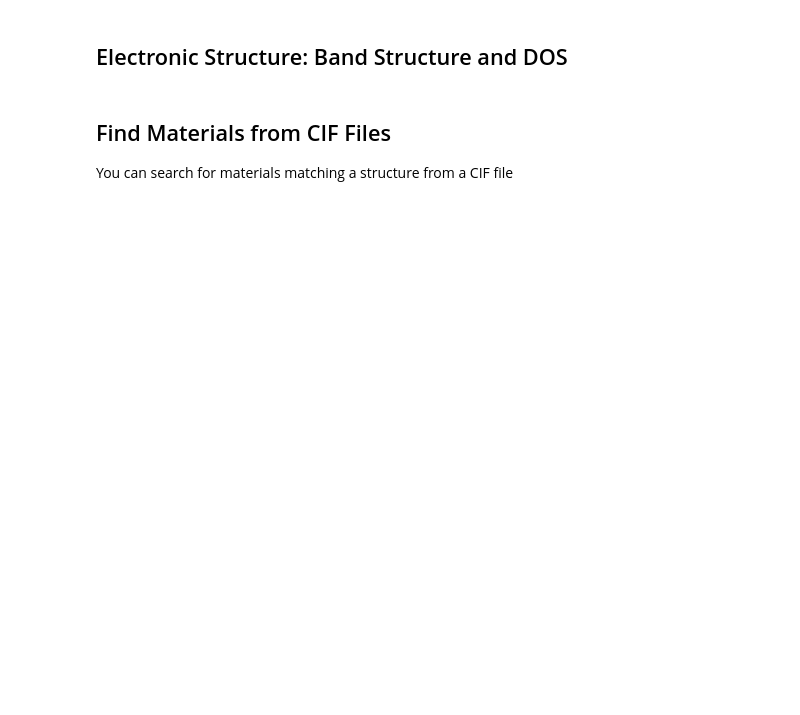
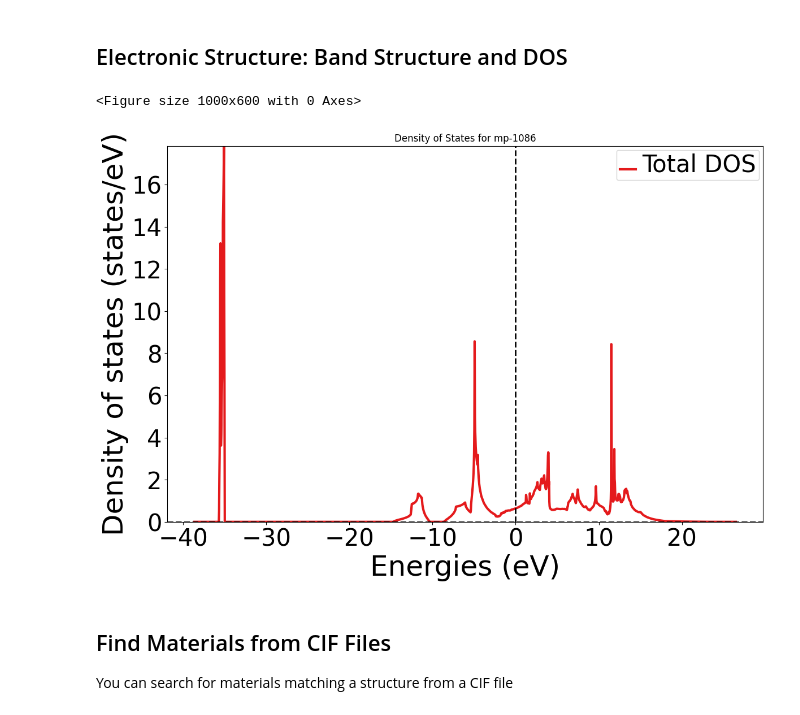
Before and after one commit to sp8rks/MaterialsInformatics, a Jupyter notebook: worked_examples/MP_API_example/MP_API_tutorial.ipynb, the cells around one changed output. Saved outputs shown, nothing was run; the diff lists cells and outputs as text; code cells hidden in the pictures; blank space fills up the shorter version.

```diff
--- a/worked_examples/MP_API_example/MP_API_tutorial.ipynb
+++ b/worked_examples/MP_API_example/MP_API_tutorial.ipynb
@@ -185,18 +300,71 @@ with MPRester(api_key) as mpr:
 # %% [markdown]
 ## Electronic Structure: Band Structure and DOS
 # %%
-# Get density of states data
+import matplotlib.pyplot as plt
+import numpy as np
+
+from mp_api.client import MPRester
+from pymatgen.electronic_structure.plotter import DosPlotter
+from pymatgen.electronic_structure.dos import Dos
+from pymatgen.electronic_structure.core import Spin
+
+material_id = "mp-1086"
+
 with MPRester(api_key) as mpr:
-    dos = mpr.get_dos_by_material_id("mp-1086")
+    edos = mpr.materials.electronic_structure_dos
+    dos_obj = edos.get_dos_from_material_id(material_id)
 
-if dos:
-    # Plot DOS
-    plt.figure(figsize=(10, 6))
-    dos.get_plot()
-    plt.title('Density of States for mp-1086')
-    plt.show()
+# --- Convert to pymatgen object if needed ---
+# Many mp-api objects are pydantic models; pymatgen plotters expect pymatgen Dos/CompleteDos objects.
+if hasattr(dos_obj, "to_pymatgen"):
+    dos_pm = dos_obj.to_pymatgen()
+elif hasattr(dos_obj, "model_dump"):
+    # Manual conversion fallback
+    dd = dos_obj.model_dump()
+
+    energies = np.array(dd.get("energies") or dd.get("energy_grid"), dtype=float)
+    efermi = float(dd.get("efermi", 0.0))
+    densities_raw = dd.get("densities") or dd.get("density")
+
+    if energies is None or densities_raw is None:
+        raise ValueError(f"Unexpected DOS schema keys: {list(dd.keys())}")
+
+    if isinstance(densities_raw, dict):
+        dens_keys = {str(k).lower(): k for k in densities_raw.keys()}
+        densities = {}
+
+        if "up" in dens_keys:
+            densities[Spin.up] = np.array(densities_raw[dens_keys["up"]], dtype=float)
+        elif "1" in dens_keys:
+            densities[Spin.up] = np.array(densities_raw[dens_keys["1"]], dtype=float)
+
+        if "down" in dens_keys:
+            densities[Spin.down] = np.array(densities_raw[dens_keys["down"]], dtype=float)
+        elif "-1" in dens_keys:
+            densities[Spin.down] = np.array(densities_raw[dens_keys["-1"]], dtype=float)
+
+        if not densities:
+            first_key = next(iter(densities_raw))
+            densities[Spin.up] = np.array(densities_raw[first_key], dtype=float)
+    else:
+        densities = {Spin.up: np.array(densities_raw, dtype=float)}
+
+    dos_pm = Dos(efermi=efermi, energies=energies, densities=densities)
 else:
-    print("DOS data not available for this material")
+    # Already a pymatgen Dos/CompleteDos
+    dos_pm = dos_obj
+
+# --- Plot ---
+plotter = DosPlotter()
+plotter.add_dos("Total DOS", dos_pm)
+
+plt.figure(figsize=(10, 6))
+plotter.get_plot()
+plt.title(f"Density of States for {material_id}")
+plt.show()
+# %% [output]
+<Figure size 1000x600 with 0 Axes>
+[figure, added]
 # %% [markdown]
 ## Find Materials from CIF Files
 
```
Also changed, not shown: parts of 9 cells of this notebook.
